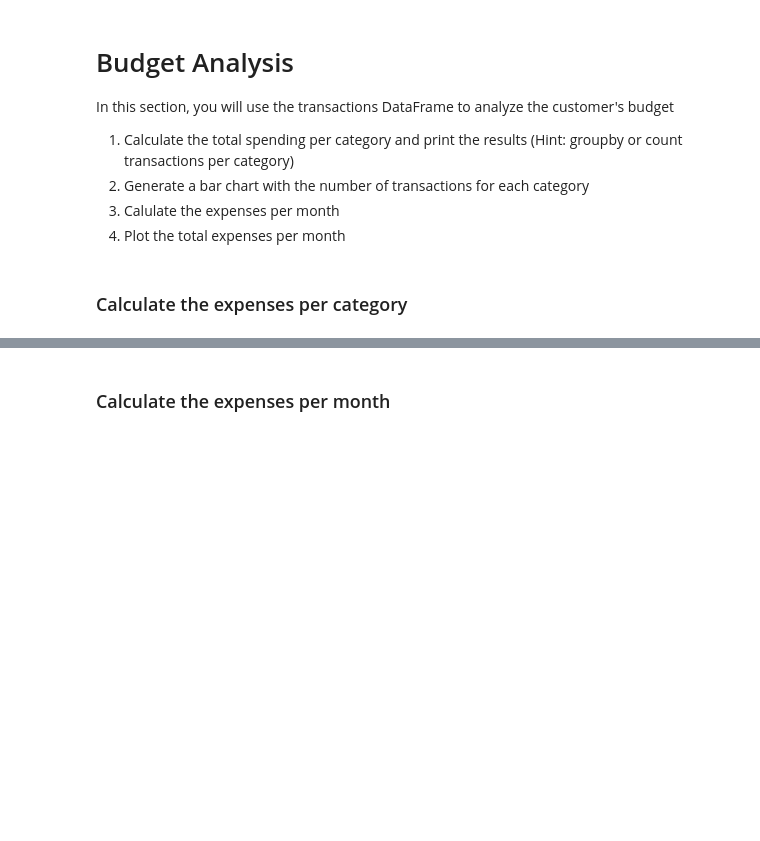
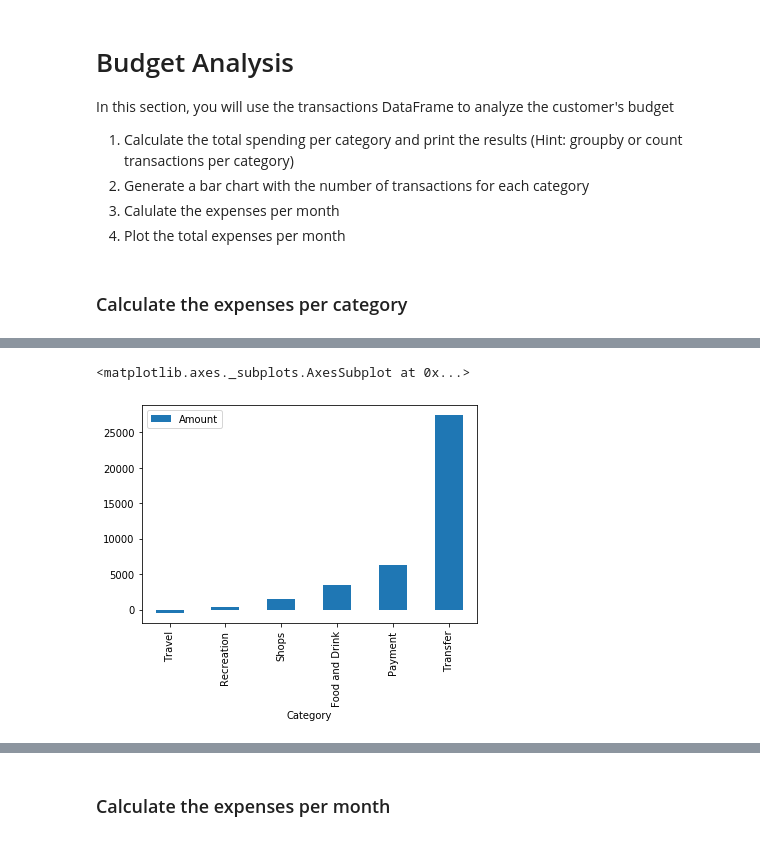
Before and after one commit to enriqueserizawa/api_homework, a Jupyter notebook: account_summary.ipynb, the cells around one changed output, grey strips where cells are left out. Saved outputs shown, nothing was run; the diff lists cells and outputs as text; code cells hidden in the pictures; blank space fills up the shorter version.

```diff
--- a/account_summary.ipynb
+++ b/account_summary.ipynb
@@ -143,0 +140,5 @@ In this section, you will use the transactions DataFrame to analyze the customer
+# %%
+# Table with Expenses per category
+category_grp = df.groupby(['Category']).sum()
+category_grp.sort_values(by="Amount", ascending=True, inplace=True)
+category_grp
@@ -143,0 +154,6 @@ In this section, you will use the transactions DataFrame to analyze the customer
+# %%
+#Bar chart with expenses per category
+category_grp.plot(kind='bar')
+# %% [output]
+<matplotlib.axes._subplots.AxesSubplot at 0x...>
+[figure, added]
```
Also changed, not shown: parts of 12 cells of this notebook, 2 other files.
